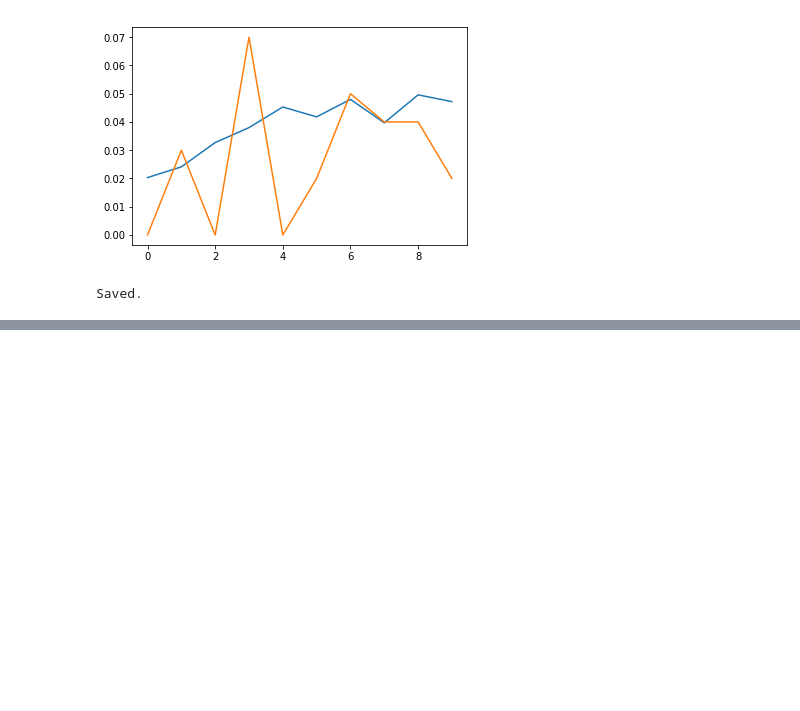
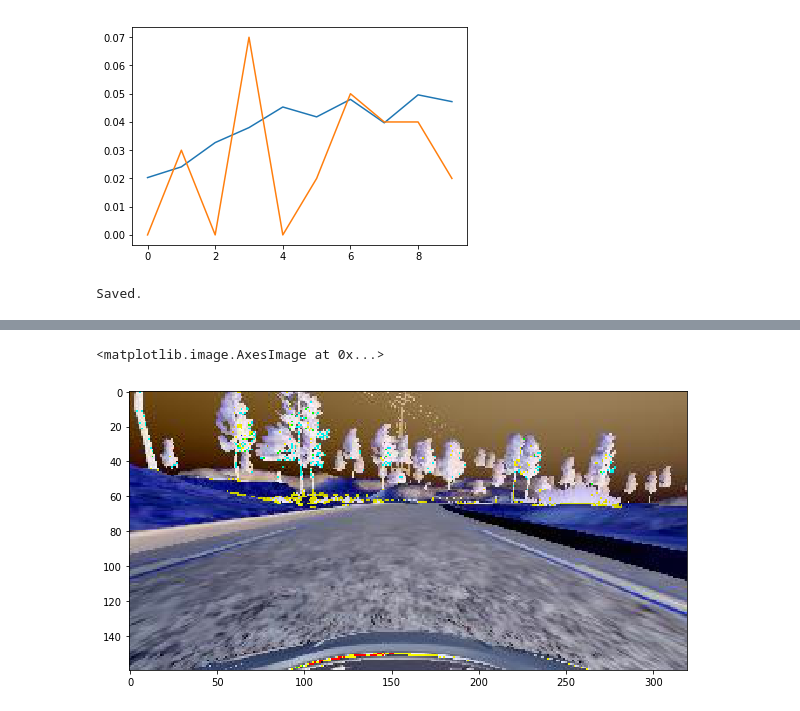
Before and after one commit to tempflip/CarND-Behavioral-Cloning-P3, a Jupyter notebook: generate_model.py.ipynb, the cells around one changed output, grey strips where cells are left out. Cells and saved outputs as stored; diff of their text form; code cells hidden in the pictures; blank space fills up the shorter version.

```diff
--- a/generate_model.py.ipynb
+++ b/generate_model.py.ipynb
@@ -371,0 +325,6 @@ min, max 3.06253082039e-06 0.107373719643
+# %%
+n = 2
+plt.imshow(_img[n])
+# %% [output]
+<matplotlib.image.AxesImage at 0x...>
+[figure, added]
```
Also changed, not shown: parts of 15 cells of this notebook, 1 other file.
